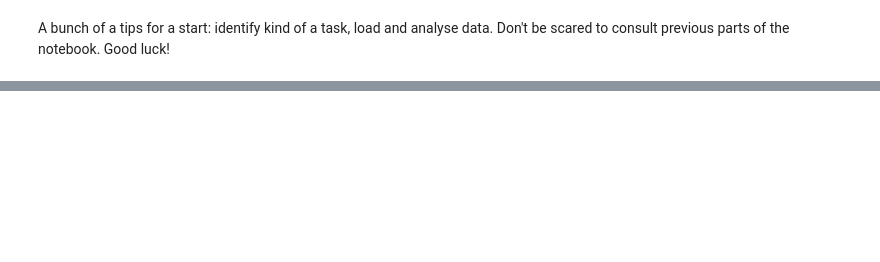
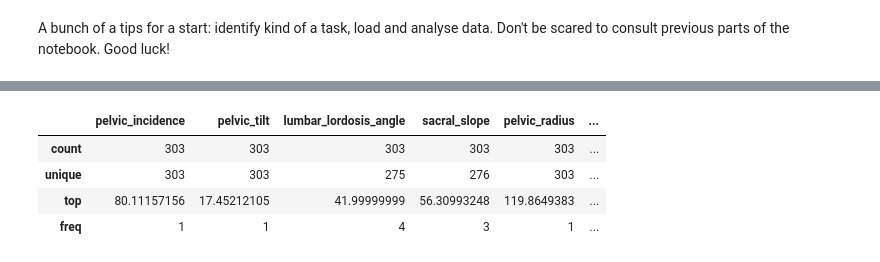
Before and after one commit to PUTvision/MLWorkshopPyCon2018, a Jupyter notebook: Solutions to say hello to machine learning in Python.ipynb, the cells around one changed output, grey strips where cells are left out. Drawn from its saved outputs; the diff is of its cells as text; code cells hidden in the pictures; blank space fills up the shorter version.

```diff
--- a/Solutions to say hello to machine learning in Python.ipynb
+++ b/Solutions to say hello to machine learning in Python.ipynb
@@ -589,0 +629,8 @@ A bunch of a tips for a start: identify kind of a task, load and analyse data. D
+# %%
+df.describe()
+# %% [output]
+|  | pelvic_incidence | pelvic_tilt | lumbar_lordosis_angle | sacral_slope | pelvic_radius | ... |
+| count | 303 | 303 | 303 | 303 | 303 | ... |
+| unique | 303 | 303 | 275 | 276 | 303 | ... |
+| top | 80.11157156 | 17.45212105 | 41.99999999 | 56.30993248 | 119.8649383 | ... |
+| freq | 1 | 1 | 4 | 3 | 1 | ... |
```
Also changed, not shown: parts of 27 cells of this notebook, 1 other file.
